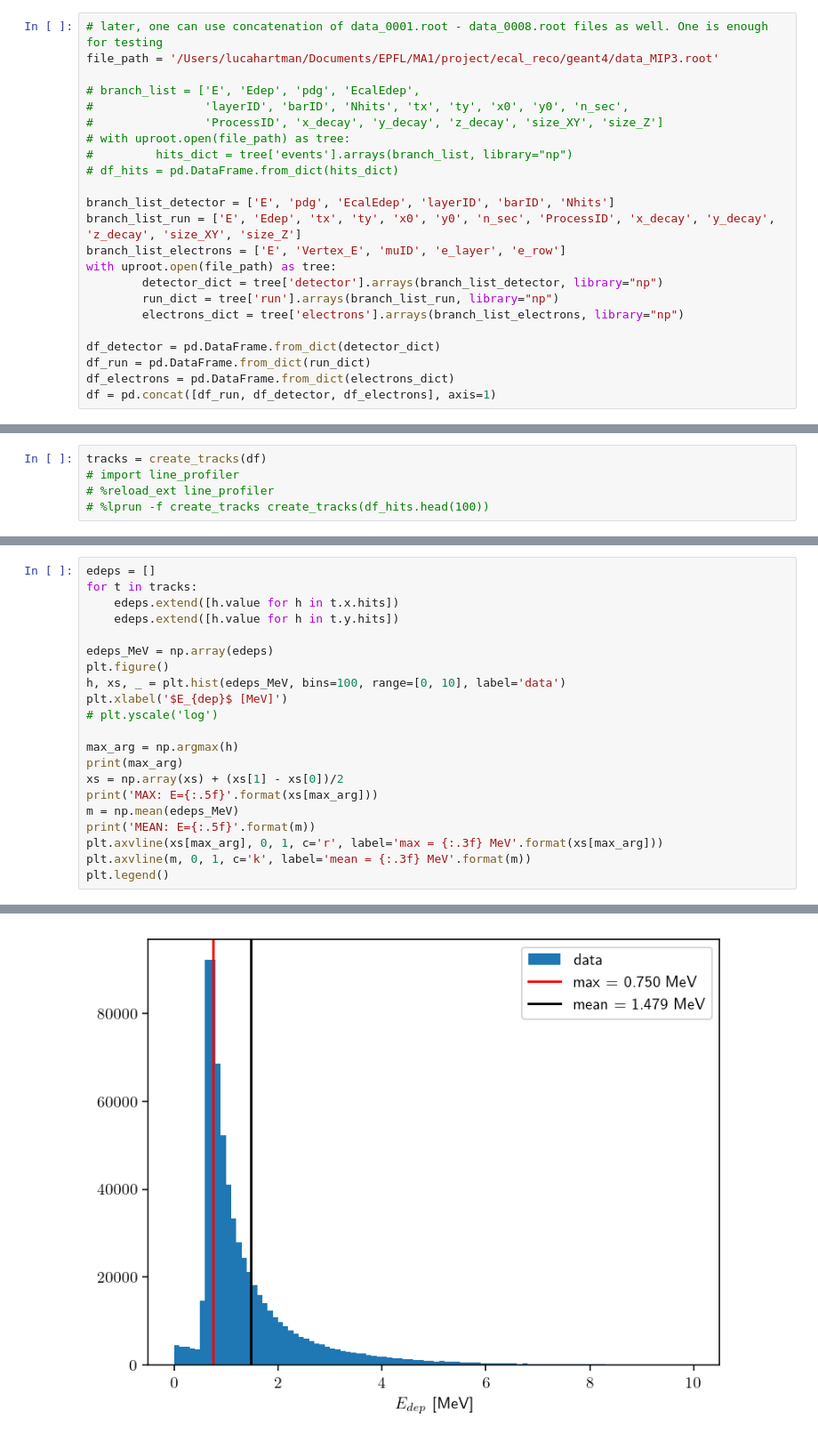
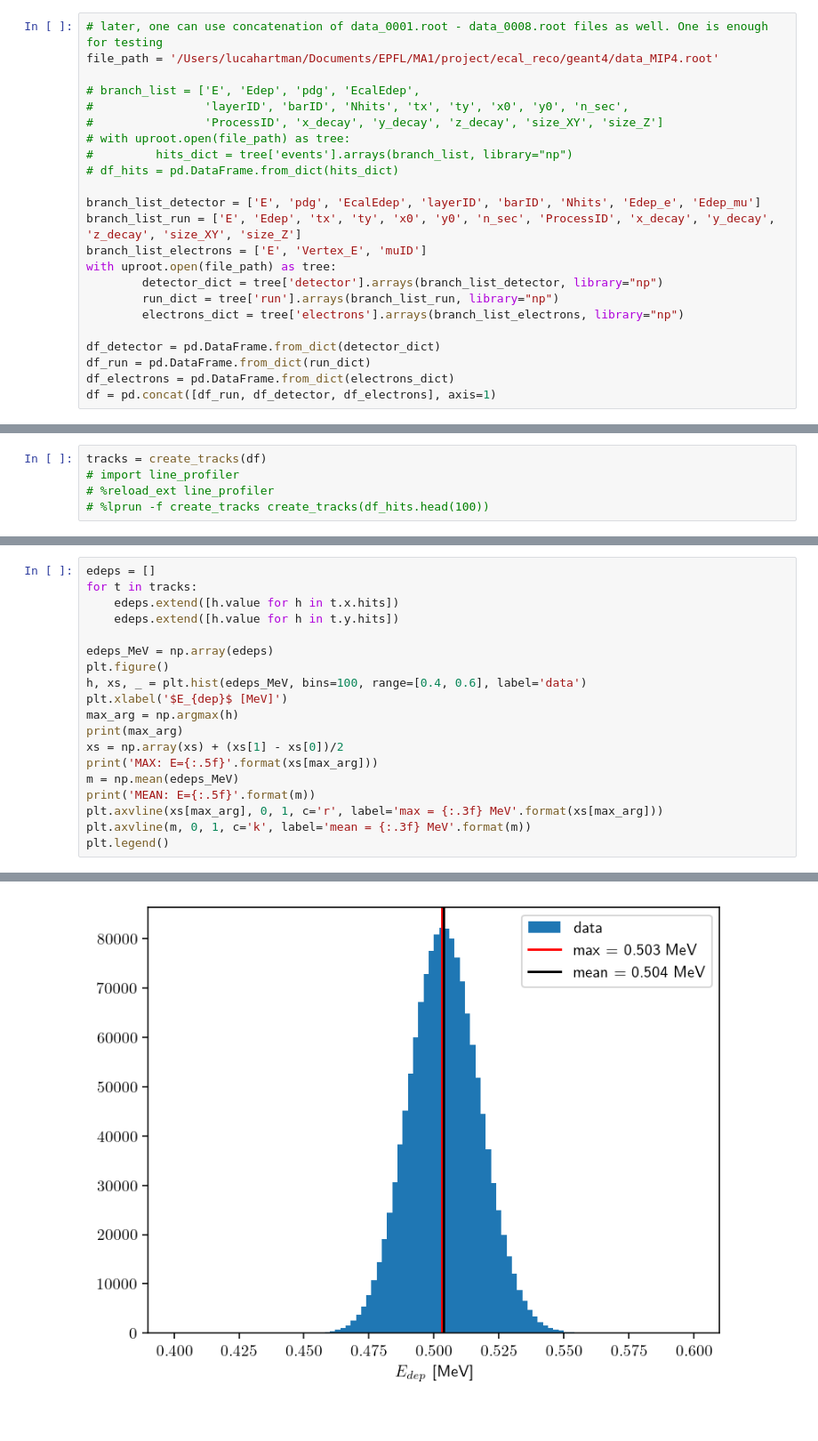
Before and after one commit to kauniska/ecal_reco, a Jupyter notebook: geant4/analysis/MIP.ipynb, the cells around one changed output, grey strips where cells are left out. Shown at 89% size. Drawn from its saved outputs; the diff is of its cells as text.

Commit message:
new ROOT file format + Edep(muon) only

```diff
--- a/geant4/analysis/MIP.ipynb
+++ b/geant4/analysis/MIP.ipynb
@@ -22,7 +22,7 @@ plt.rcParams.update({
 })
 # %%
 # later, one can use concatenation of data_0001.root - data_0008.root files as well. One is enough for testing
-file_path = '/Users/lucahartman/Documents/EPFL/MA1/project/ecal_reco/geant4/data_MIP3.root'
+file_path = '/Users/lucahartman/Documents/EPFL/MA1/project/ecal_reco/geant4/data_MIP4.root'
 
 # branch_list = ['E', 'Edep', 'pdg', 'EcalEdep',
 #                'layerID', 'barID', 'Nhits', 'tx', 'ty', 'x0', 'y0', 'n_sec',
@@ -31,9 +31,9 @@ file_path = '/Users/lucahartman/Documents/EPFL/MA1/project/ecal_reco/geant4/data
 #         hits_dict = tree['events'].arrays(branch_list, library="np")
 # df_hits = pd.DataFrame.from_dict(hits_dict)
 
-branch_list_detector = ['E', 'pdg', 'EcalEdep', 'layerID', 'barID', 'Nhits']
+branch_list_detector = ['E', 'pdg', 'EcalEdep', 'layerID', 'barID', 'Nhits', 'Edep_e', 'Edep_mu']
 branch_list_run = ['E', 'Edep', 'tx', 'ty', 'x0', 'y0', 'n_sec', 'ProcessID', 'x_decay', 'y_decay', 'z_decay', 'size_XY', 'size_Z']
-branch_list_electrons = ['E', 'Vertex_E', 'muID', 'e_layer', 'e_row']
+branch_list_electrons = ['E', 'Vertex_E', 'muID']
 with uproot.open(file_path) as tree:
         detector_dict = tree['detector'].arrays(branch_list_detector, library="np")
         run_dict = tree['run'].arrays(branch_list_run, library="np")
@@ -101,10 +101,8 @@ for t in tracks:
 
 edeps_MeV = np.array(edeps)
 plt.figure()
-h, xs, _ = plt.hist(edeps_MeV, bins=100, range=[0, 10], label='data')
+h, xs, _ = plt.hist(edeps_MeV, bins=100, range=[0.4, 0.6], label='data')
 plt.xlabel('$E_{dep}$ [MeV]')
-# plt.yscale('log')
-
 max_arg = np.argmax(h)
 print(max_arg)
 xs = np.array(xs) + (xs[1] - xs[0])/2
@@ -121,2 +119,2 @@ MEAN: E=1.47918
 <matplotlib.legend.Legend at 0x...>
-[figure, old version]
+[figure, new version]
```
Also changed, not shown: parts of 3 cells of this notebook, 1 other file.
